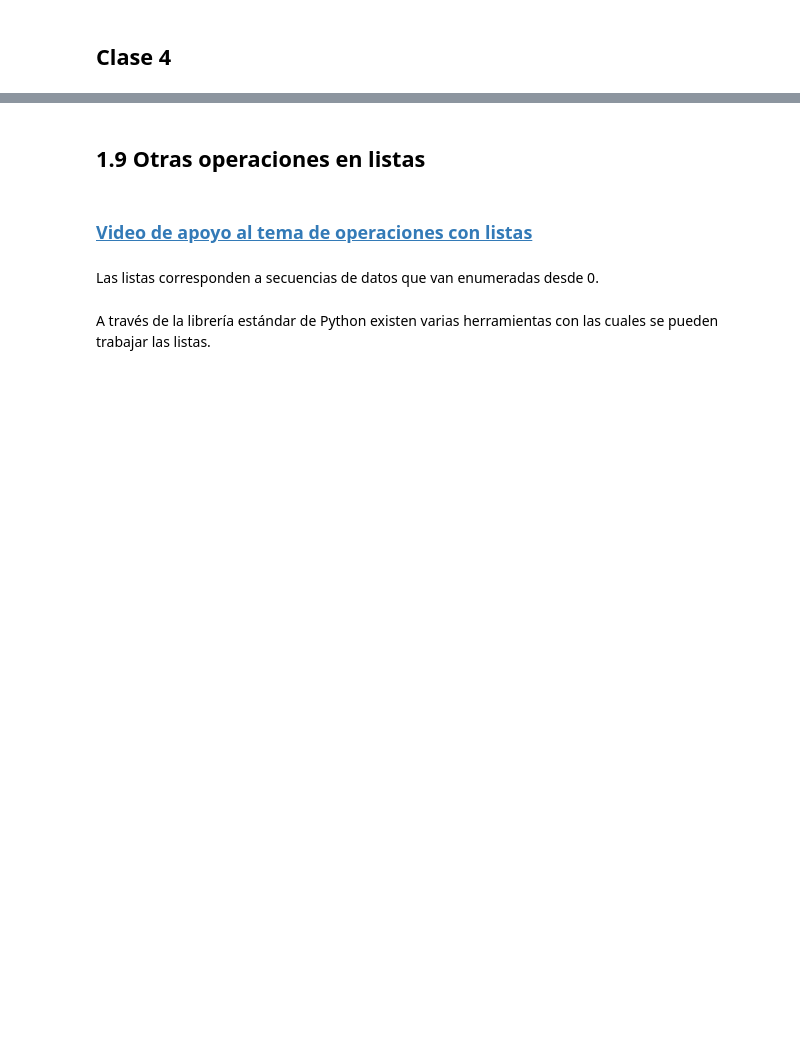
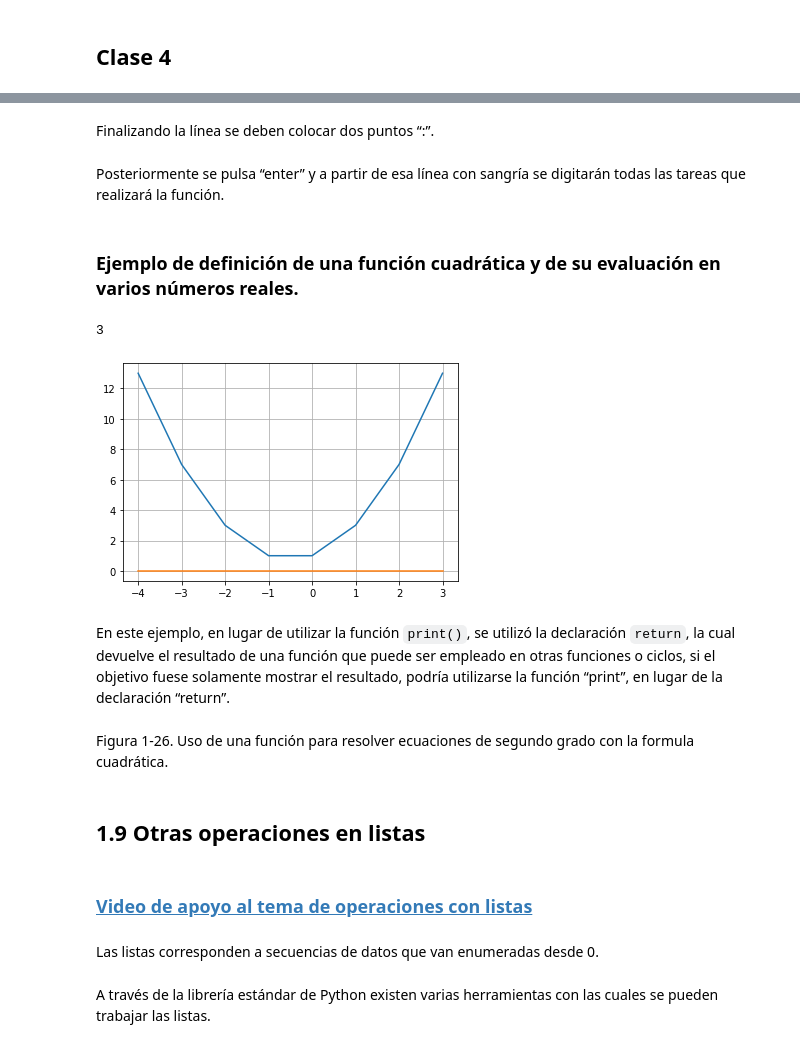
Before and after one commit to marco-canas/encuentra_tu_persona_vitamina, a Jupyter notebook: classes/class_4/class_4.ipynb, the cells around one changed output, grey strips where cells are left out. Cells and saved outputs as stored; diff of their text form; code cells hidden in the pictures; blank space fills up the shorter version.

Commit message:
llegué al concepto de función en Python

```diff
--- a/classes/class_4/class_4.ipynb
+++ b/classes/class_4/class_4.ipynb
@@ -17,0 +107,15 @@
+# %%
+import random
+from random import randint
+
+intentos = 1
+
+x = randint(0,9)
+
+numero_del_usuario = int(input('Entre un número de cero a 9: '))
+
+while numero_del_usuario != x:
+    numero_del_usuario = int(input('fallaste, ingresa un nuevo número: '))
+    intentos = intentos + 1
+
+print('¡Has adivinado el número, el cual era: ', x, 'y el número de intentos que realizaste fue de: ', intentos)
@@ -17,0 +154,3 @@
+# %%
+for x in range(0,5):
+    print('número: ',x)
@@ -18,3 +276,35 @@
+# %% [markdown]
+Finalizando la línea se deben colocar dos puntos “:”.
+# %% [markdown]
+Posteriormente se pulsa “enter” y a partir de esa línea con sangría se digitarán todas las tareas que realizará la función.
+# %% [markdown]
+### Ejemplo de definición de una función cuadrática y de su evaluación en varios números reales.
+# %%
+def funcion_cuadratica(x):
+    return x**2 + x + 1
+# %%
+funcion_cuadratica(1)
+# %% [output]
+3
+# %%
+import numpy as np
+import matplotlib.pyplot as plt
+
+x_ = np.arange(-4,4)
+y_ = funcion_cuadratica(x_)
+
+plt.plot(x_,y_)
+
+plt.plot([-4,3],[0,0])   # eje x
+
+plt.grid()
+# %% [output]
+[figure, added]
+# %% [markdown]
+En este ejemplo, en lugar de utilizar la función `print()`, se utilizó la declaración `return`, la cual devuelve el resultado de una función que puede ser empleado en otras funciones o ciclos, si el objetivo fuese solamente mostrar el resultado, podría utilizarse la función “print”, en lugar de la declaración “return”.
+# %% [markdown]
+Figura 1-26. Uso de una función para resolver ecuaciones de segundo grado con la
+formula cuadrática.
 # %% [markdown]
 ## 1.9 Otras operaciones en listas
 # %% [markdown]
```
Also changed, not shown: parts of 133 cells of this notebook.
